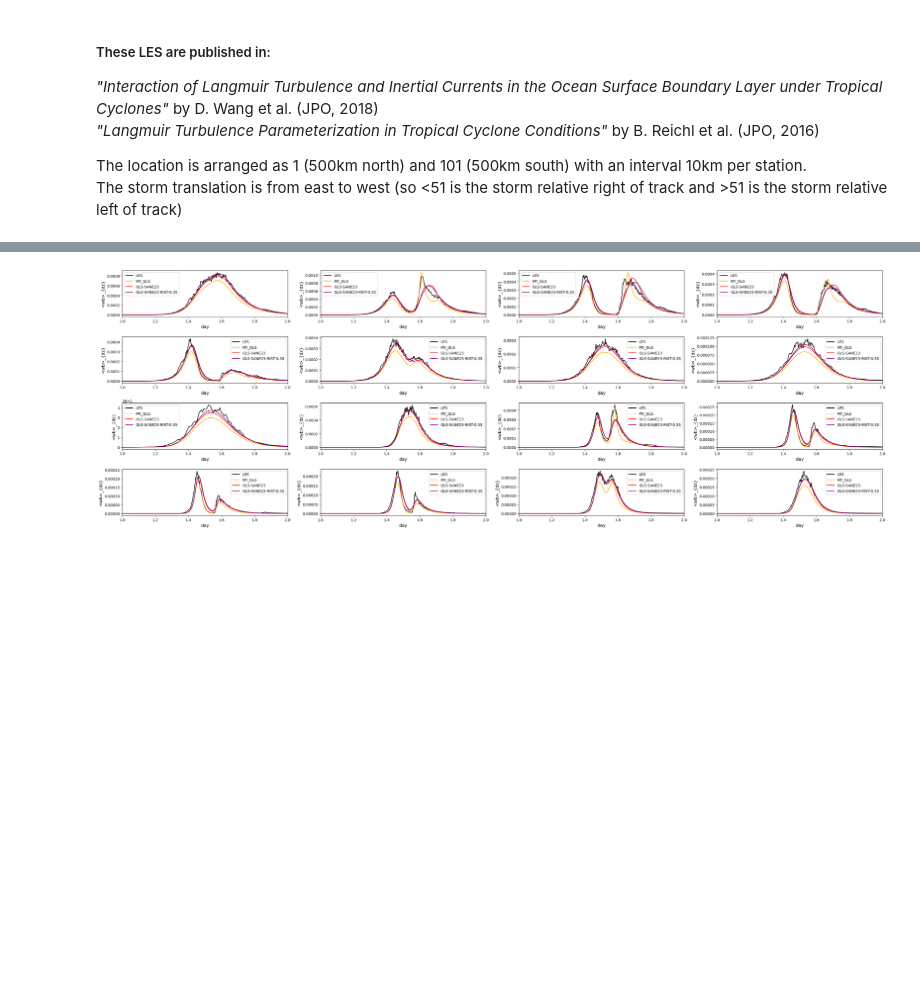
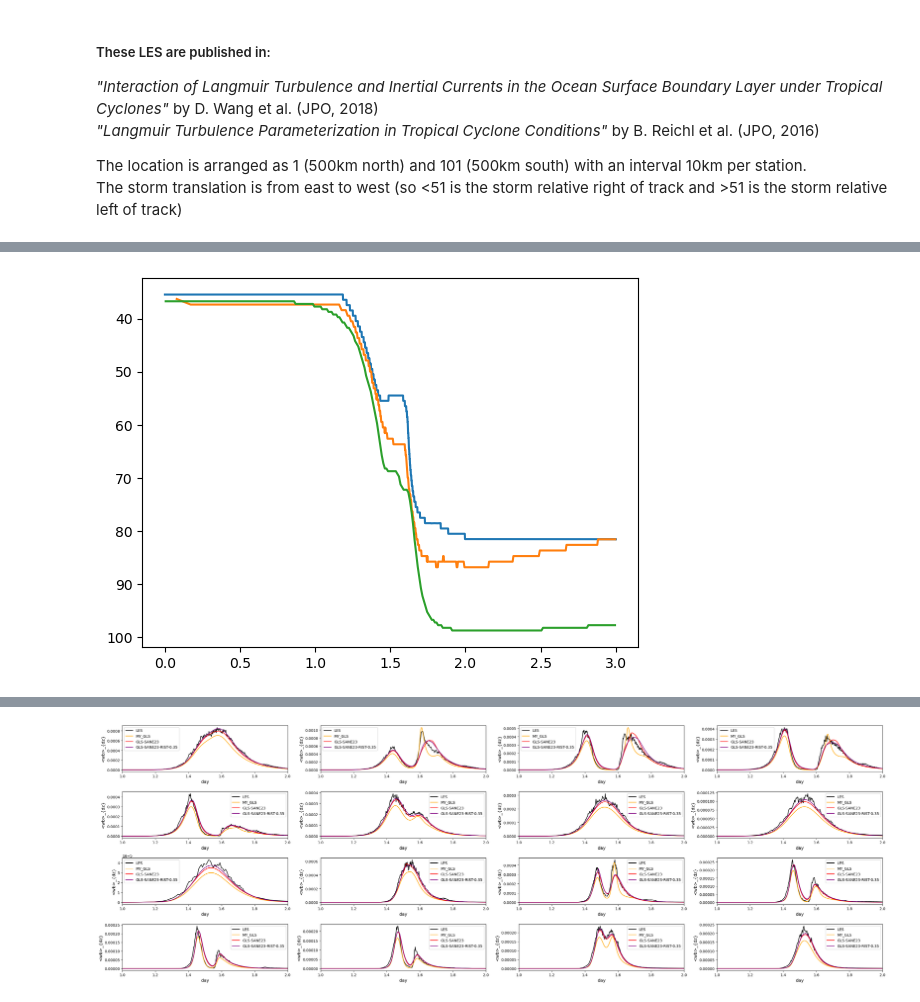
Before and after one commit to mrozowskamartaa/MOM6_SCM_Hurr, a Jupyter notebook: analysis/Compare_MOM_to_LES.ipynb, the cells around one changed output, grey strips where cells are left out. Saved outputs shown, nothing was run; the diff lists cells and outputs as text; code cells hidden in the pictures; blank space fills up the shorter version.

```diff
--- a/analysis/Compare_MOM_to_LES.ipynb
+++ b/analysis/Compare_MOM_to_LES.ipynb
@@ -227,0 +196,31 @@ plt.plot((data1_interp[day_2_mask]-data2[day_2_mask])**2)
+# %%
+temp = test_ds_les['temp']
+temp_10_m = test_ds_les['temp'][np.where(test_ds_les['z'] == 10.)[0][0]]
+temp_mld = temp_10_m - 0.2
+z = test_ds_les['z'][:,np.newaxis]
+
+z_above = np.nanmax(np.where(temp > temp_mld[np.newaxis,:], z, np.nan), axis=0)
+z_below = np.nanmin(np.where(temp < temp_mld[np.newaxis,:], z, np.nan), axis=0)
+
+temp_above = temp[z==z_above[np.newaxis,:]]
+temp_below = temp[z==z_below[np.newaxis,:]]
+
+mld = z_above + (temp_below - temp_above) * (temp_mld - temp_above) / (z_below - z_above)
+# %%
+def compute_MLD(
+        temp: np.ndarray,
+        z: np.ndarray,
+        depth: int = 10.,
+        threshold: float = 0.2
+) -> np.ndarray:
+    temp_10_m = temp[np.where(z == depth)[0][0]]
+    temp_mld = temp_10_m - threshold
+    z_2D = z[:,np.newaxis]
+
+    z_above = np.nanmax(np.where(temp > temp_mld[np.newaxis,:], z_2D, np.nan), axis=0)
+    z_below = np.nanmin(np.where(temp < temp_mld[np.newaxis,:], z_2D, np.nan), axis=0)
+
+    temp_above = temp[z_2D==z_above[np.newaxis,:]]
+    temp_below = temp[z_2D==z_below[np.newaxis,:]]
+
+    return z_above + (temp_below - temp_above) * (temp_mld - temp_above) / (z_below - z_above)
@@ -227,0 +247,7 @@ plt.plot((data1_interp[day_2_mask]-data2[day_2_mask])**2)
+# %%
+plt.plot(test_ds_gotm['time'], compute_MLD(temp=test_ds_gotm['temp'], z=test_ds_gotm['z'], depth=9.5))
+plt.plot(test_ds_les['time'], compute_MLD(temp=test_ds_les['temp'], z=test_ds_les['z']))
+plt.plot(test_ds_mom['time'], compute_MLD(temp=test_ds_mom['temp'], z=test_ds_mom['z'], depth=9.75))
+plt.gca().invert_yaxis()
+# %% [output]
+[figure, added]
```
Also changed, not shown: parts of 26 cells of this notebook, 2 other files.
